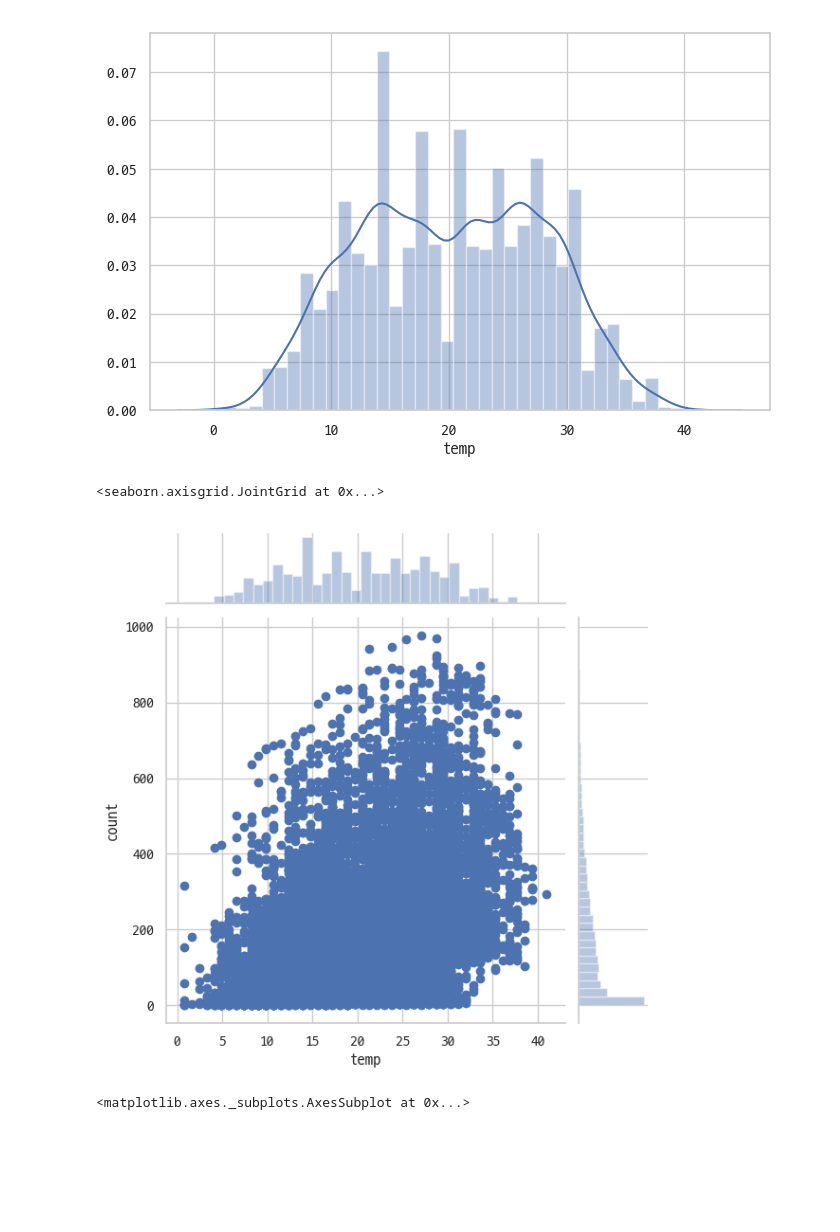
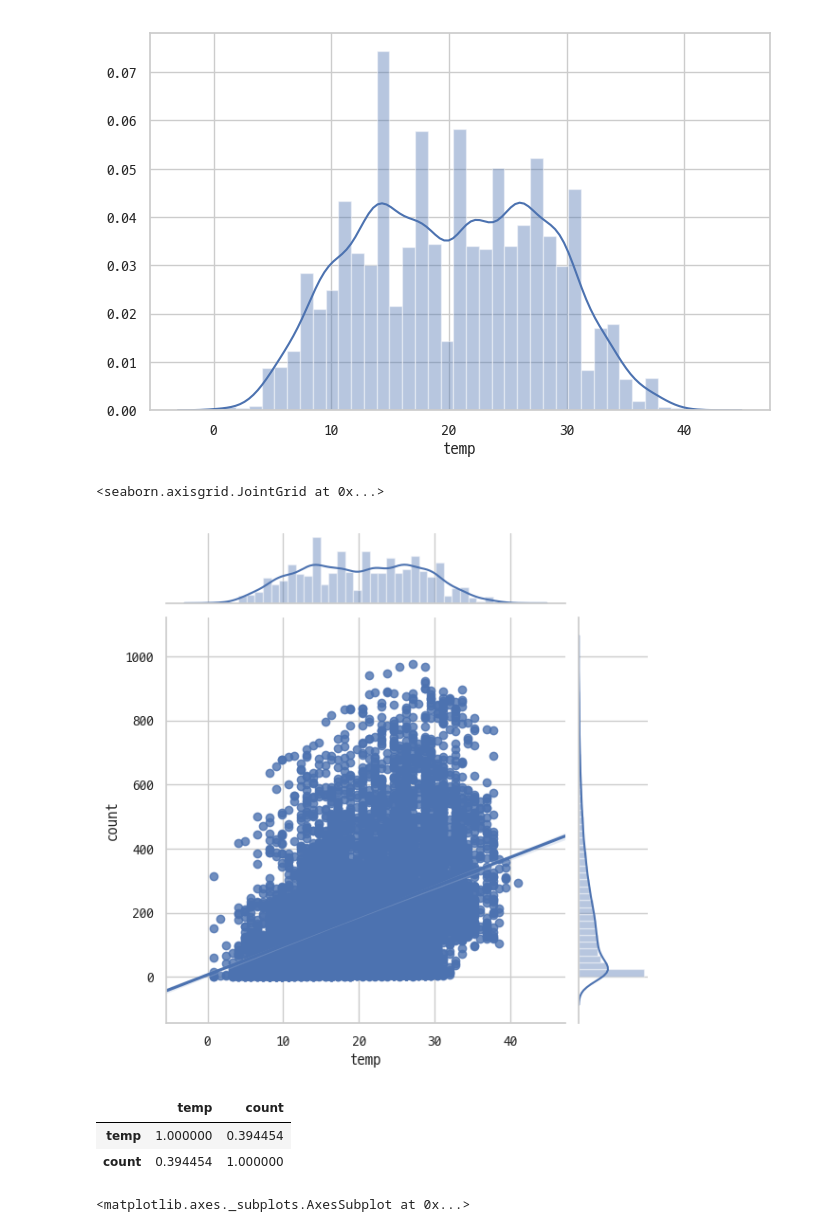
Before and after one commit to p829911/python_playground, a Jupyter notebook: regression/bike/bike_sharing_hsw_ver1.ipynb, the cells around one changed output. Cells and saved outputs as stored; diff of their text form; code cells hidden in the pictures; blank space fills up the shorter version.

```diff
--- a/regression/bike/bike_sharing_hsw_ver1.ipynb
+++ b/regression/bike/bike_sharing_hsw_ver1.ipynb
@@ -160,10 +174,16 @@ sns.distplot(train.temp)
 <matplotlib.axes._subplots.AxesSubplot at 0x...>
 [figure]
 # %%
-sns.jointplot(x=train.temp, y=train['count'])
+sns.jointplot(x=train.temp, y=train['count'], kind="reg")
 # %% [output]
 <seaborn.axisgrid.JointGrid at 0x...>
-[figure, old version]
+[figure, new version]
+# %%
+train[["temp", "count"]].corr()
+# %% [output]
+|  | temp | count |
+| temp | 1.000000 | 0.394454 |
+| count | 0.394454 | 1.000000 |
 # %%
 sns.distplot(train.atemp)
 # %% [output]
```
Also changed, not shown: parts of 25 cells of this notebook, 5 other files.
